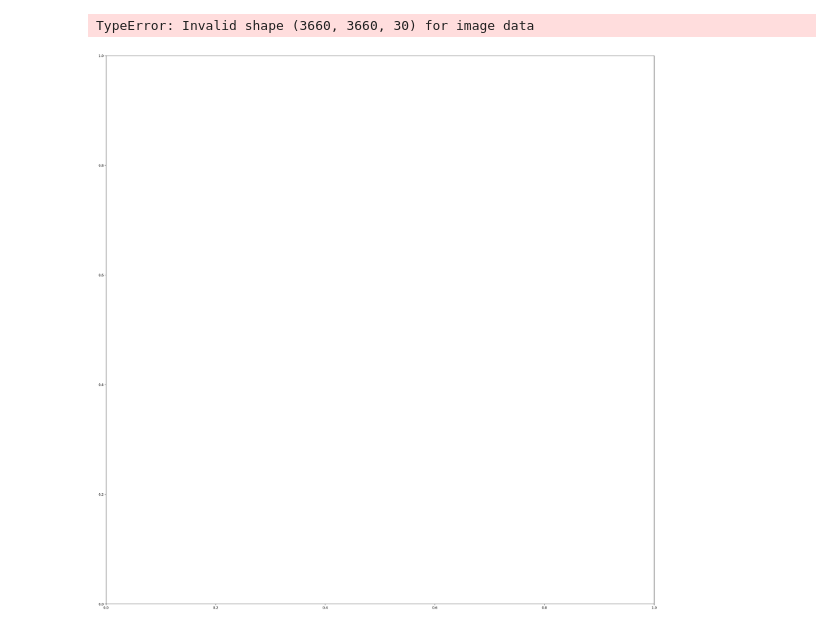
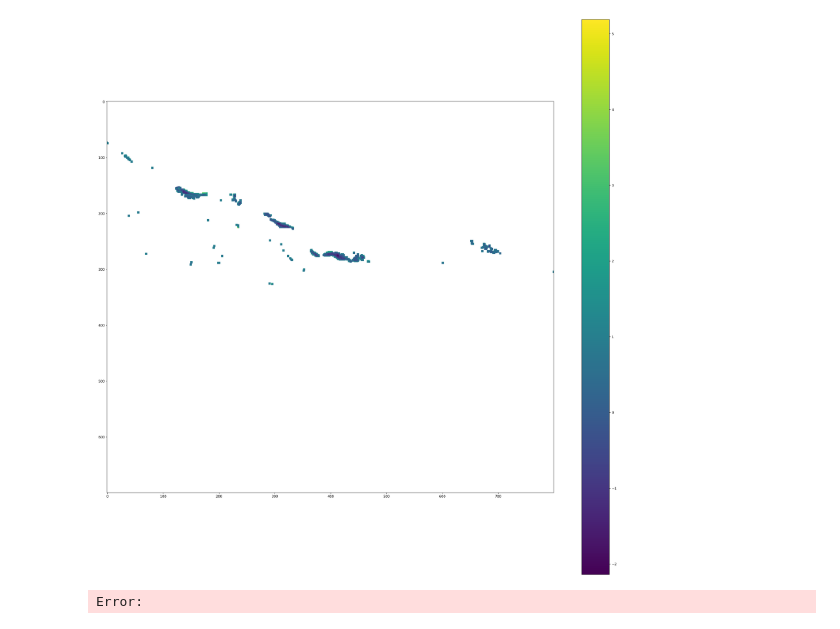
Before and after one commit to atticus-cummings/HLS_Kelp, a Jupyter notebook: mesma_dev.ipynb, the cells around one changed output. Saved outputs shown, nothing was run; the diff lists cells and outputs as text; code cells hidden in the pictures.

```diff
--- a/mesma_dev.ipynb
+++ b/mesma_dev.ipynb
@@ -114,8 +112,8 @@ Percent MESMA 100%
 # %%
 plt.figure(figsize=(30, 30), dpi=200)
-plt.imshow(frac1, alpha=1)
+plt.imshow(frac1[2700:3400,800:1600,0], alpha=1)
 plt.colorbar()
 plt.show()
 # %% [output]
+[figure, new version]
-TypeError: Invalid shape (3660, 3660, 30) for image data
+Error:
-[figure, old version]
```
Also changed, not shown: parts of 5 cells of this notebook, 5 other files.
